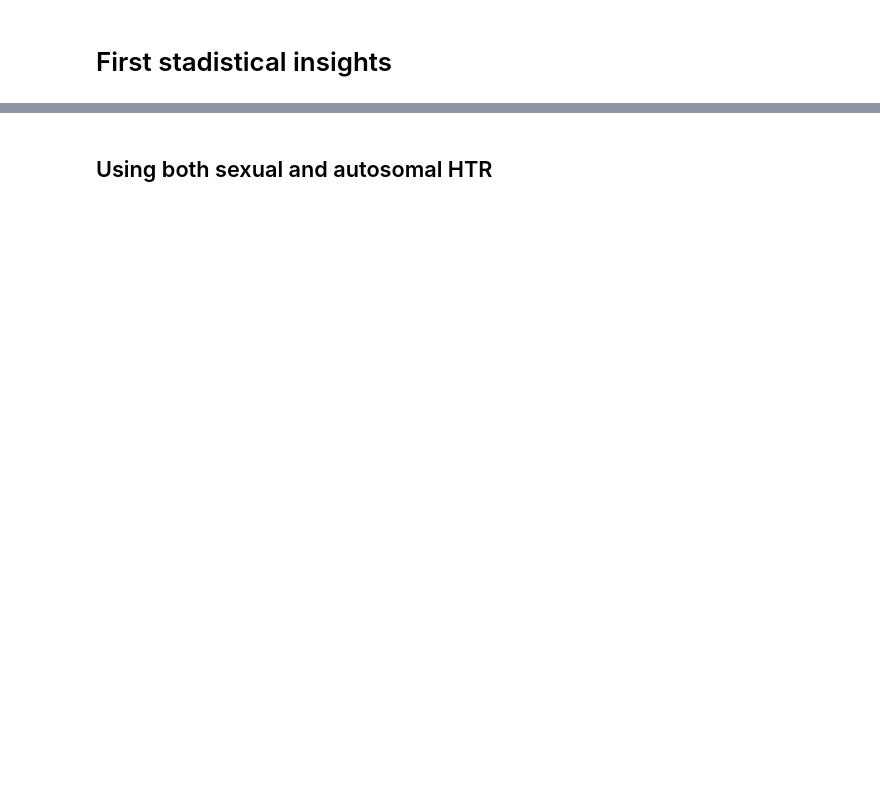
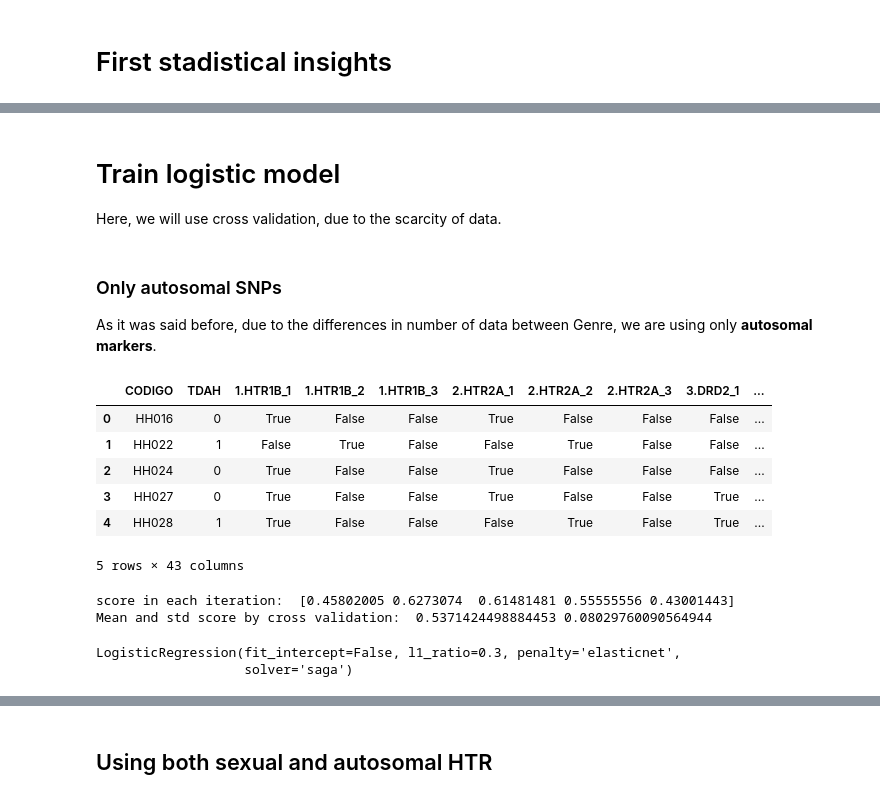
Before and after one commit to juanjo255/data_science, a Jupyter notebook: TDAH_project/TDAH.ipynb, the cells around one changed output, grey strips where cells are left out. Saved outputs shown, nothing was run; the diff lists cells and outputs as text; code cells hidden in the pictures; blank space fills up the shorter version.

```diff
--- a/TDAH_project/TDAH.ipynb
+++ b/TDAH_project/TDAH.ipynb
@@ -209,0 +142,18 @@ print(feature_coefficients)
+# %% [markdown]
+# Train logistic model
+
+Here, we will use cross validation, due to the scarcity of data.
+# %% [markdown]
+### Only autosomal SNPs
+
+As it was said before, due to the differences in number of data between Genre, we are using only **autosomal markers**.
+# %%
+df_autosomal_transformed.head()
+# %% [output]
+|  | CODIGO | TDAH | 1.HTR1B_1 | 1.HTR1B_2 | 1.HTR1B_3 | 2.HTR2A_1 | 2.HTR2A_2 | 2.HTR2A_3 | 3.DRD2_1 | ... |
+| 0 | HH016 | 0 | True | False | False | True | False | False | False | ... |
+| 1 | HH022 | 1 | False | True | False | False | True | False | False | ... |
+| 2 | HH024 | 0 | True | False | False | True | False | False | False | ... |
+| 3 | HH027 | 0 | True | False | False | True | False | False | True | ... |
+| 4 | HH028 | 1 | True | False | False | False | True | False | True | ... |
+5 rows × 43 columns
@@ -209,0 +163,13 @@ print(feature_coefficients)
+# %%
+## Cross validation
+score = cross_val_score(model_autosomal, df_autosomal_transformed.iloc[:,2:] ,df_autosomal_transformed["TDAH"].values, cv=5, scoring='f1_weighted')
+print("score in each iteration: ",score)
+print("Mean and std score by cross validation: ", score.mean(), score.std())
+# %% [output]
+score in each iteration:  [0.45802005 0.6273074  0.61481481 0.55555556 0.43001443]
+Mean and std score by cross validation:  0.5371424498884453 0.08029760090564944
+# %%
+model_autosomal.fit(df_autosomal_transformed.iloc[:,2:], df_autosomal_transformed["TDAH"].values)
+# %% [output]
+LogisticRegression(fit_intercept=False, l1_ratio=0.3, penalty='elasticnet',
+                   solver='saga')
```
Also changed, not shown: parts of 80 cells of this notebook, 1 other file.
